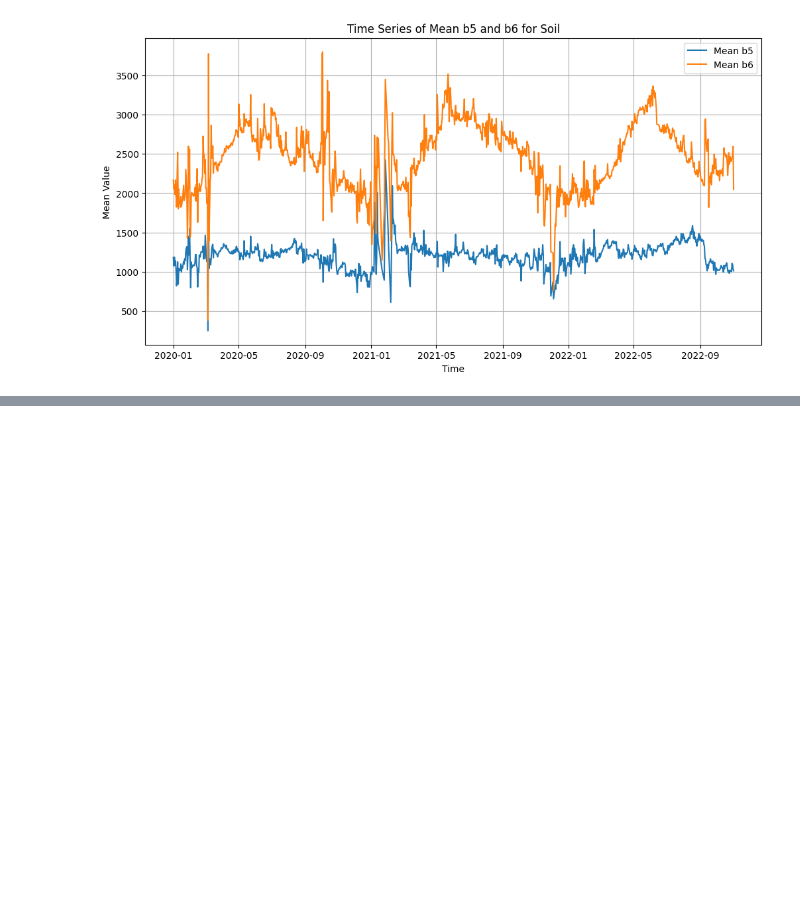
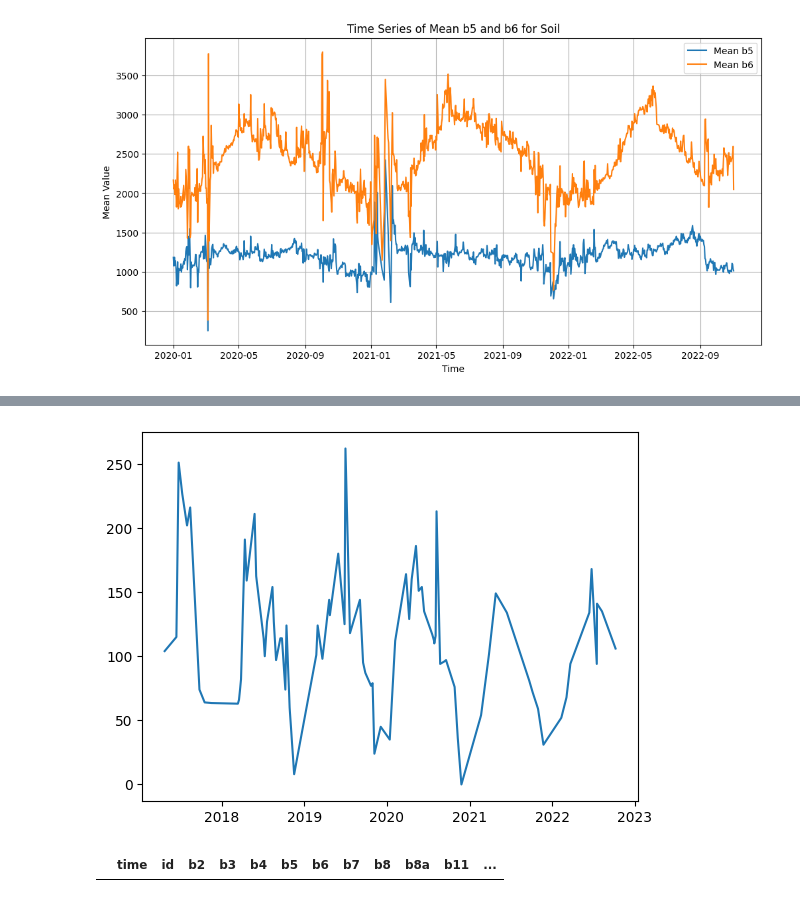
Before and after one commit to RafaelRiesle/tree_classification, a Jupyter notebook: notebooks/evelin/analysis_spectral_bands.ipynb, the cells around one changed output, grey strips where cells are left out. Saved outputs shown, nothing was run; the diff lists cells and outputs as text; code cells hidden in the pictures; blank space fills up the shorter version.

Commit message:
feat: test interpolation for b4=0

```diff
--- a/notebooks/evelin/analysis_spectral_bands.ipynb
+++ b/notebooks/evelin/analysis_spectral_bands.ipynb
@@ -243,0 +260,8 @@ plt.show()
+# %%
+id = 9860
+df_sub = df_clean[df_clean["id"]==id]
+
+plt.plot(df_sub["time"], df_sub["b4"])
+plt.show()
+# %% [output]
+[figure, added]
@@ -243,0 +278,4 @@ plt.show()
+# %%
+df_clean_interp[df_clean_interp["b4"]==0]
+# %% [output]
+|  | time | id | b2 | b3 | b4 | b5 | b6 | b7 | b8 | b8a | b11 | ... |
```
Also changed, not shown: parts of 5 cells of this notebook.
